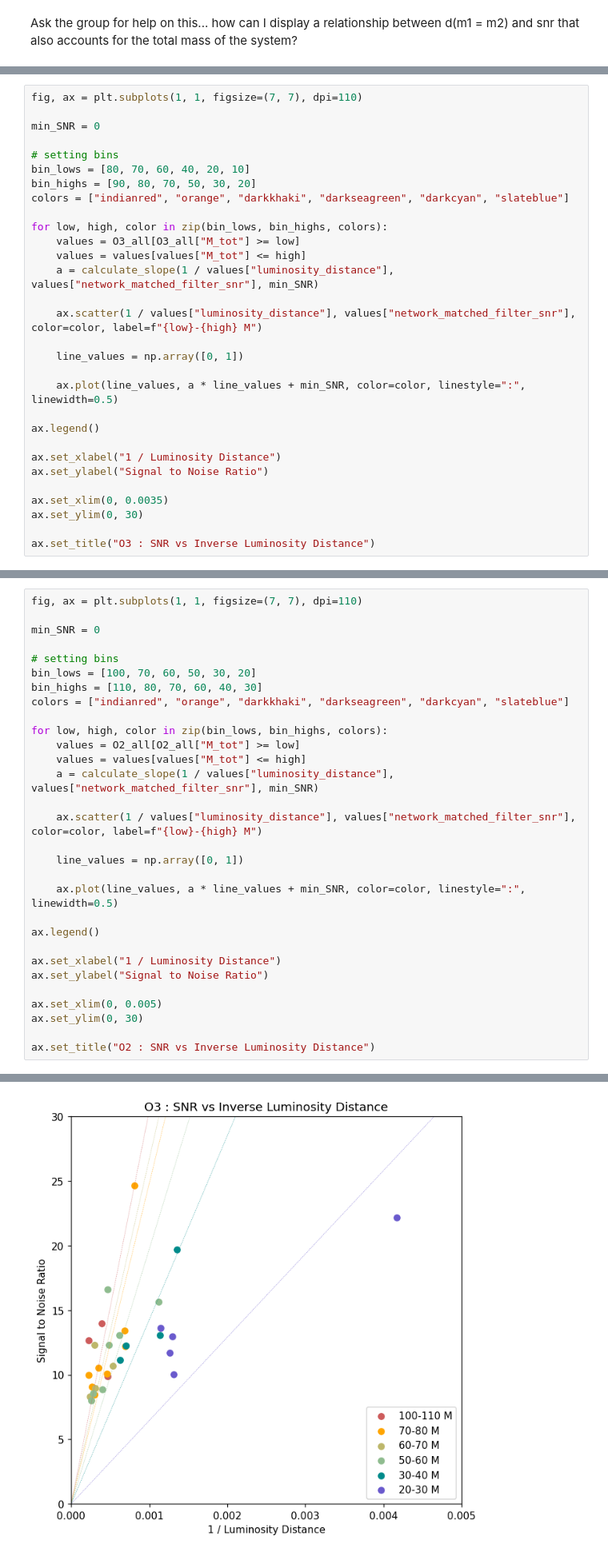
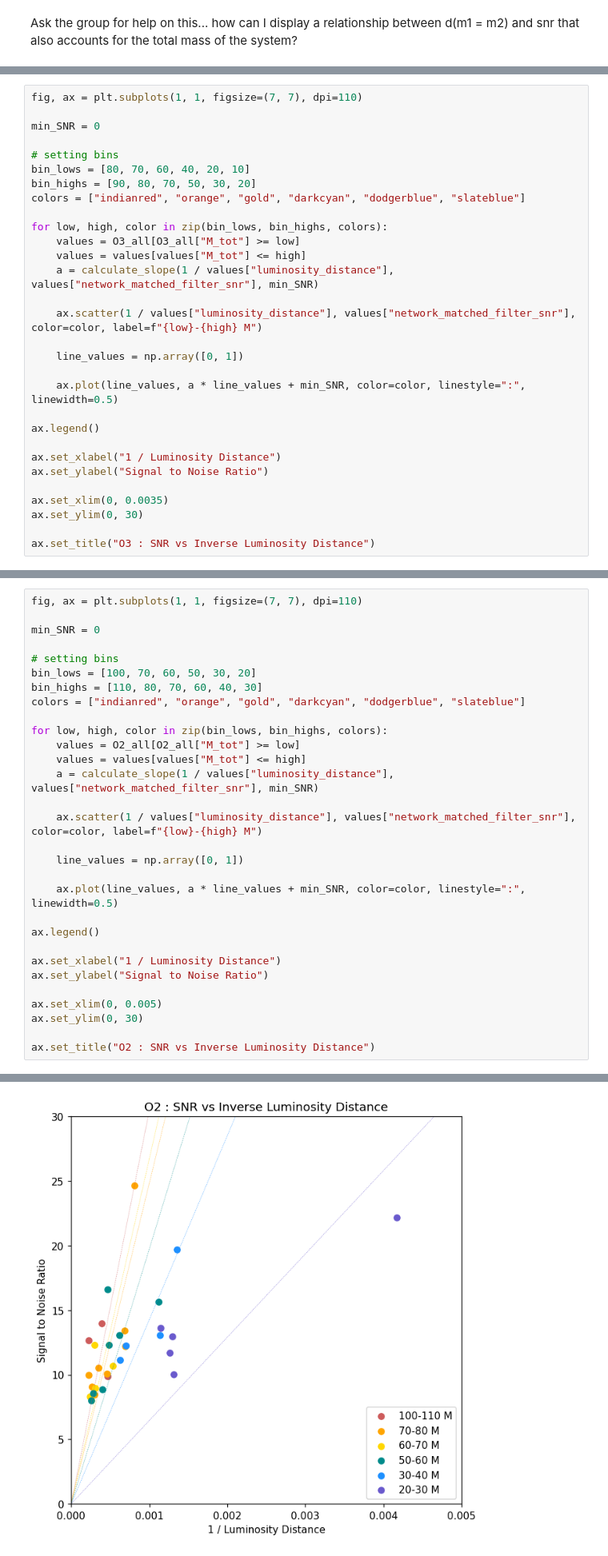
Before and after one commit to AndrewValentini/Gravitational-Waves-Research-23-24, a Jupyter notebook: Data Analysis/O1-O4.ipynb, the cells around one changed output, grey strips where cells are left out. Shown at 80% size. Drawn from its saved outputs; the diff is of its cells as text.

```diff
--- a/Data Analysis/O1-O4.ipynb
+++ b/Data Analysis/O1-O4.ipynb
@@ -887,7 +887,7 @@ min_SNR = 0
 # setting bins
 bin_lows = [80, 70, 60, 40, 20, 10]
 bin_highs = [90, 80, 70, 50, 30, 20]
-colors = ["indianred", "orange", "darkkhaki", "darkseagreen", "darkcyan", "slateblue"]
+colors = ["indianred", "orange", "gold", "darkcyan", "dodgerblue", "slateblue"]
 
 for low, high, color in zip(bin_lows, bin_highs, colors):
     values = O3_all[O3_all["M_tot"] >= low]
@@ -925,7 +925,7 @@ min_SNR = 0
 # setting bins
 bin_lows = [100, 70, 60, 50, 30, 20]
 bin_highs = [110, 80, 70, 60, 40, 30]
-colors = ["indianred", "orange", "darkkhaki", "darkseagreen", "darkcyan", "slateblue"]
+colors = ["indianred", "orange", "gold", "darkcyan", "dodgerblue", "slateblue"]
 
 for low, high, color in zip(bin_lows, bin_highs, colors):
     values = O2_all[O2_all["M_tot"] >= low]
@@ -952 +952 @@ Text(0.5, 1.0, 'O3 : SNR vs Inverse Luminosity Distance')
-[figure, old version]
+[figure, new version]
```
Also changed, not shown: parts of 4 cells of this notebook.
